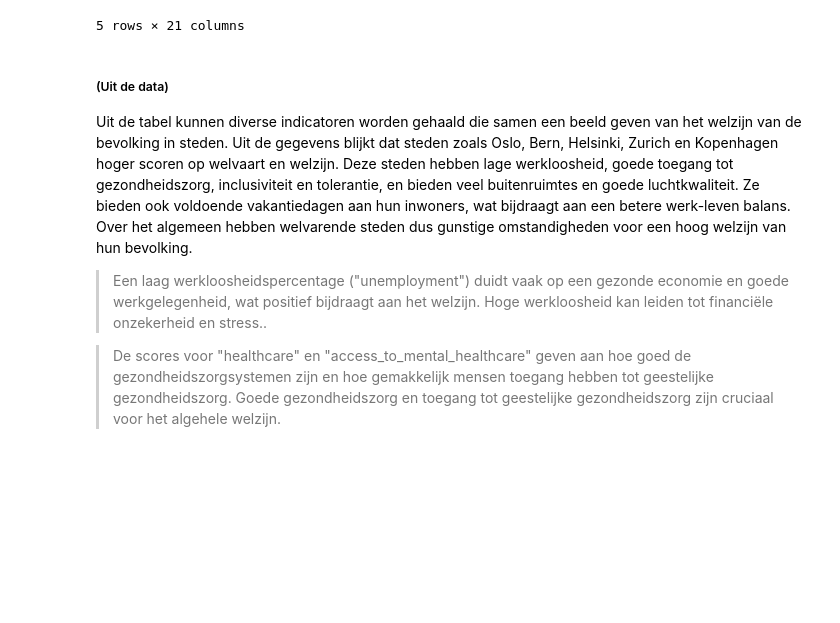
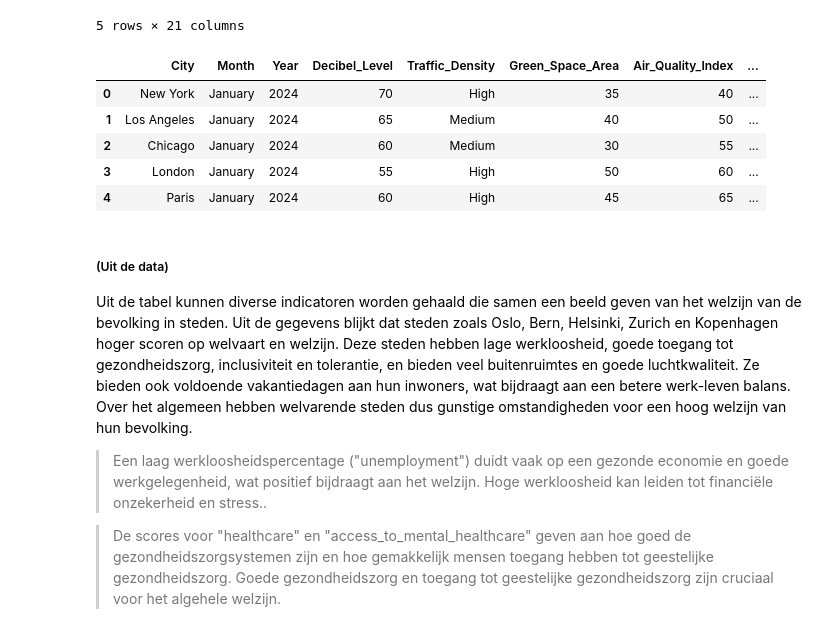
Before and after one commit to bormanliza/data_story, a Jupyter notebook: _sources/docs/notebook.ipynb, the cells around one changed output. Drawn from its saved outputs; the diff is of its cells as text; code cells hidden in the pictures; blank space fills up the shorter version.

```diff
--- a/_sources/docs/notebook.ipynb
+++ b/_sources/docs/notebook.ipynb
@@ -11,6 +13,8 @@ work_life_balance_df = pd.read_csv('../data/Cities with the Best Work-Life Balan
 healthy_lifestyle_df = pd.read_csv('../data/healthy_lifestyle_city_2021.csv')
 living_wage_df = pd.read_csv('../data/livingwage (2).csv')
 ua_scores_df = pd.read_csv('../data/uaScoresDataFrame.csv')
+train_df = pd.read_csv('../data/train.csv')
+cities_df = pd.read_csv('../data/worldcities.csv')
 
 # Display the first few rows of each dataframe to understand their structure
 (work_life_balance_df.head(), healthy_lifestyle_df.head(), living_wage_df.head(), ua_scores_df.head())
@@ -80,5 +84,14 @@ ua_scores_df.head()
 # %%
 work_life_balance_df['vacations_taken_(days)'] = pd.to_numeric(work_life_balance_df['vacations_taken_(days)'], errors='coerce')
 work_life_balance_df['minimum_vacations_offered_(days)'] = pd.to_numeric(work_life_balance_df['minimum_vacations_offered_(days)'], errors='coerce')
+# %%
+train_df.head()
+# %% [output]
+|  | City | Month | Year | Decibel_Level | Traffic_Density | Green_Space_Area | Air_Quality_Index | ... |
+| 0 | New York | January | 2024 | 70 | High | 35 | 40 | ... |
+| 1 | Los Angeles | January | 2024 | 65 | Medium | 40 | 50 | ... |
+| 2 | Chicago | January | 2024 | 60 | Medium | 30 | 55 | ... |
+| 3 | London | January | 2024 | 55 | High | 50 | 60 | ... |
+| 4 | Paris | January | 2024 | 60 | High | 45 | 65 | ... |
 # %% [markdown]
 ##### (Uit de data)
```
Also changed, not shown: parts of 6 cells of this notebook, 2 other files.
